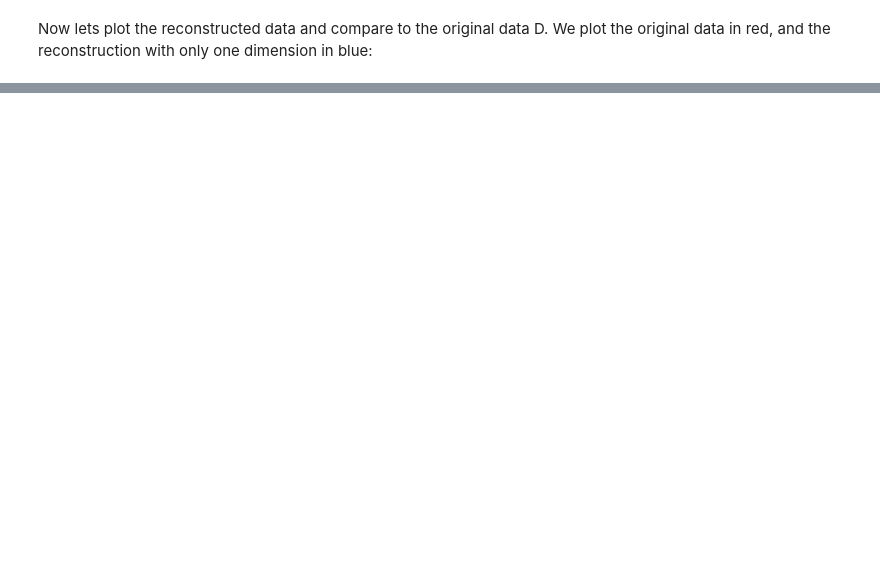
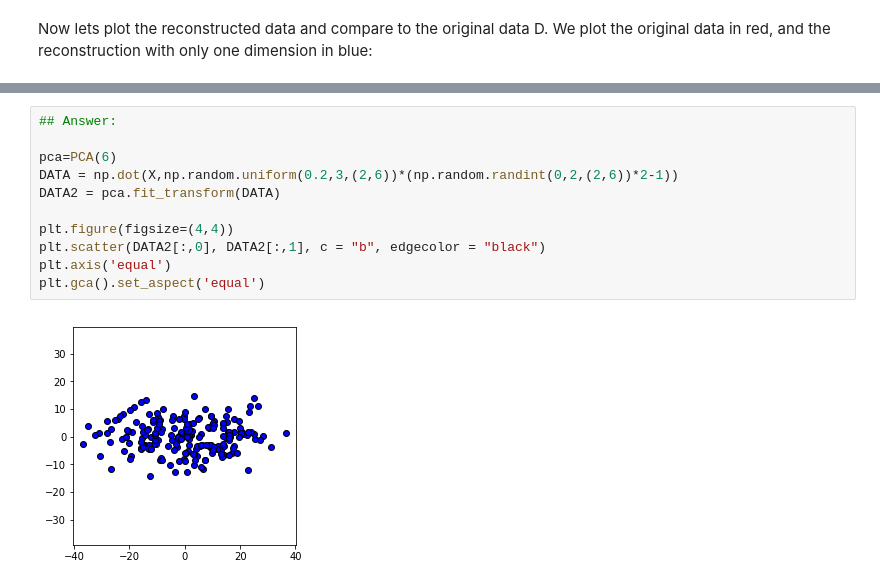
Before and after one commit to leondonglh/PCAresearch, a Jupyter notebook: PCA_Introduction.ipynb, the cells around one changed output, grey strips where cells are left out. Drawn from its saved outputs; the diff is of its cells as text; blank space fills up the shorter version.

```diff
--- a/PCA_Introduction.ipynb
+++ b/PCA_Introduction.ipynb
@@ -360,0 +381,13 @@ for i in xrange(4):
+# %%
+## Answer:
+
+pca=PCA(6)
+DATA = np.dot(X,np.random.uniform(0.2,3,(2,6))*(np.random.randint(0,2,(2,6))*2-1))
+DATA2 = pca.fit_transform(DATA)
+
+plt.figure(figsize=(4,4))
+plt.scatter(DATA2[:,0], DATA2[:,1], c = "b", edgecolor = "black")
+plt.axis('equal')
+plt.gca().set_aspect('equal')
+# %% [output]
+[figure, added]
```
Also changed, not shown: parts of 18 cells of this notebook.
